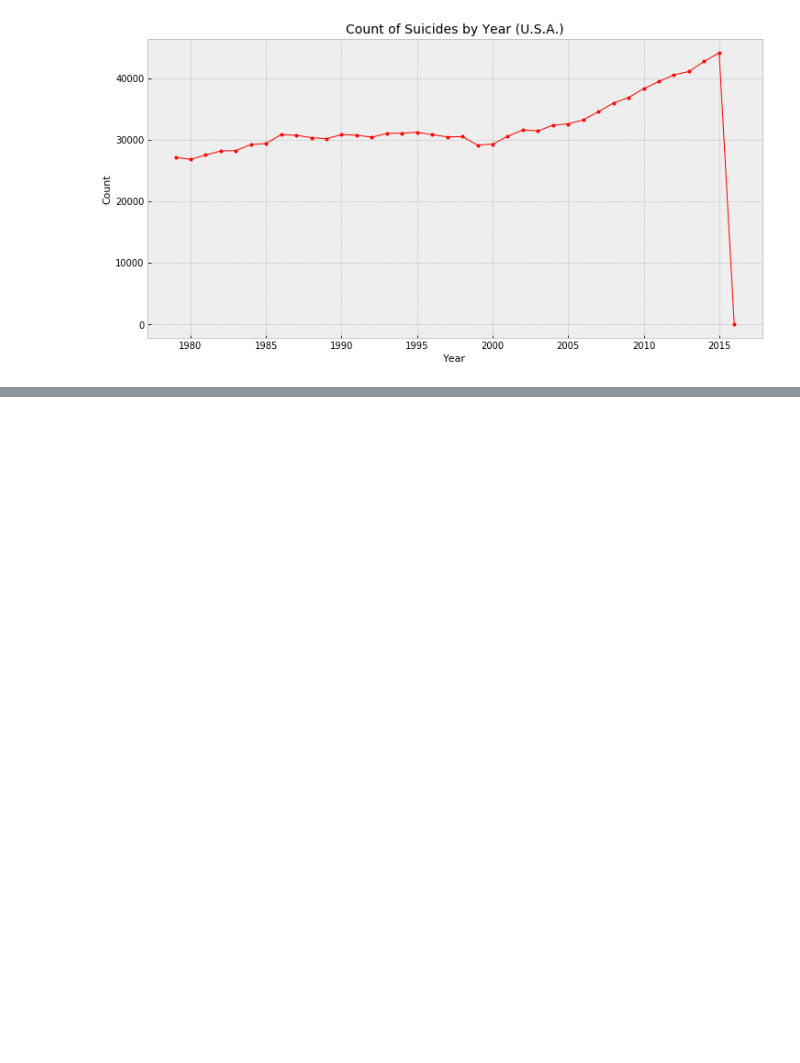
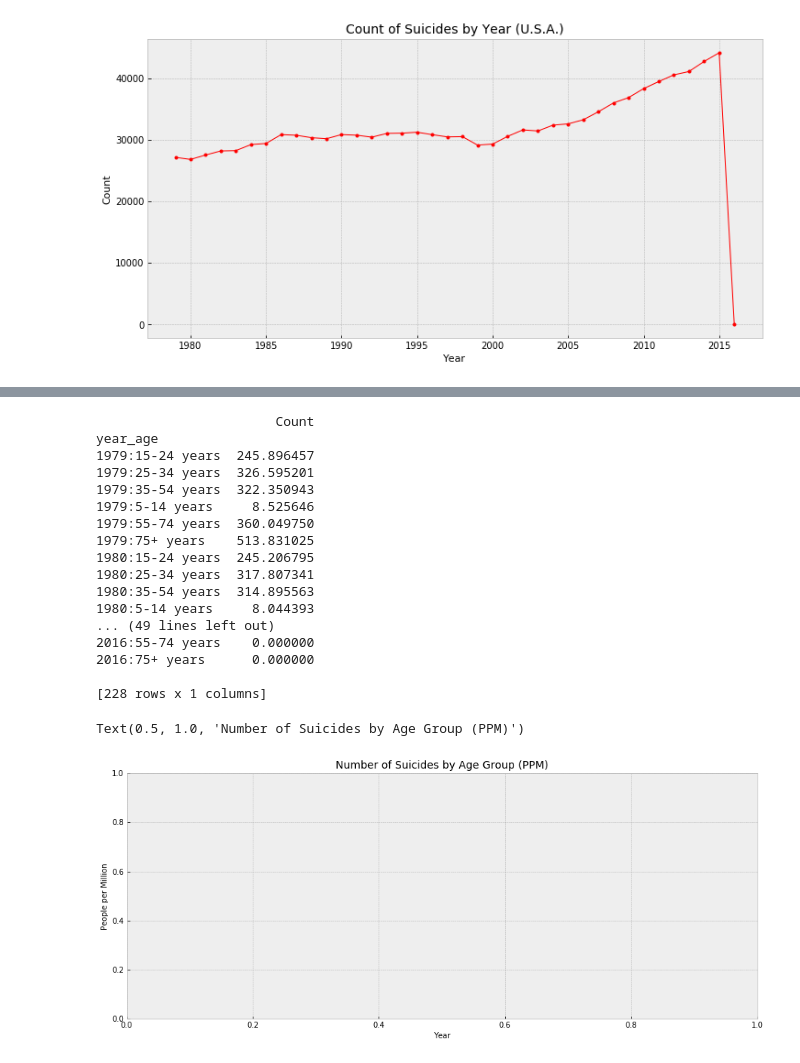
Before and after one commit to globoblanco/Thinkful, a Jupyter notebook: Analytic Report.ipynb, the cells around one changed output, grey strips where cells are left out. Cells and saved outputs as stored; diff of their text form; code cells hidden in the pictures; blank space fills up the shorter version.

```diff
--- a/Analytic Report.ipynb
+++ b/Analytic Report.ipynb
@@ -120,0 +121,54 @@ See the caveats in the documentation: http://pandas.pydata.org/pandas-docs/stabl
+# %%
+# Suicides PPM U.S.A. only
+temp_us_data = us_data.copy()
+temp_us_data['year_age'] = temp_us_data['year'].astype(str) + ':' + temp_us_data.age
+#us_data['ppm'] = us_data.suicides_no / us_data.population * 1000000
+#print(us_data)
+
+PPM_by_Year = temp_us_data.groupby(temp_us_data.year_age)[['ppm']].sum()
+PPM_by_Year = PPM_by_Year.rename(columns={"ppm": "Count"})
+print(PPM_by_Year)
+
+plt.figure(figsize=(15,6))
+#plt.fill_between(PPM_by_Year.index, '5-14 Years', data=PPM_by_Year, color="skyblue", alpha=0.2)
+#plt.plot(PPM_by_Year.index, '5-14 Years', data=PPM_by_Year, marker = ".", color="Slateblue", alpha=0.6, linewidth=1)
+
+#plt.fill_between(Fatalities.index, '15-24 Years', data=Fatalities, color="olive", alpha=0.2)
+#plt.plot(Fatalities.index, '15-24 Years', data=Fatalities, color="olive", marker = ".", alpha=0.6, linewidth=1)
+
+#plt.fill_between(Fatalities.index, '25-34 Years', data=Fatalities, color="olive", alpha=0.2)
+#plt.plot(Fatalities.index, '25-34 Years', data=Fatalities, color="olive", marker = ".", alpha=0.6, linewidth=1)
+
+#plt.fill_between(Fatalities.index, '35-54 Years', data=Fatalities, color="olive", alpha=0.2)
+#plt.plot(Fatalities.index, '35-54 Years', data=Fatalities, color="olive", marker = ".", alpha=0.6, linewidth=1)
+
+#plt.fill_between(Fatalities.index, '55-74 Years', data=Fatalities, color="olive", alpha=0.2)
+#plt.plot(Fatalities.index, '55-74 Years', data=Fatalities, color="olive", marker = ".", alpha=0.6, linewidth=1)
+
+#plt.fill_between(Fatalities.index, '75+ Years', data=Fatalities, color="olive", alpha=0.2)
+#plt.plot(Fatalities.index, '75+ Years', data=Fatalities, color="olive", marker = ".", alpha=0.6, linewidth=1)
+
+#plt.legend(fontsize=10)
+plt.xlabel('Year', fontsize=10)
+plt.ylabel('People per Million', fontsize=10)
+plt.title('Number of Suicides by Age Group (PPM)', loc='Center', fontsize=14)
+# %% [output]
+                       Count
+year_age
+1979:15-24 years  245.896457
+1979:25-34 years  326.595201
+1979:35-54 years  322.350943
+1979:5-14 years     8.525646
+1979:55-74 years  360.049750
+1979:75+ years    513.831025
+1980:15-24 years  245.206795
+1980:25-34 years  317.807341
+1980:35-54 years  314.895563
+1980:5-14 years     8.044393
+... (49 lines left out)
+2016:55-74 years    0.000000
+2016:75+ years      0.000000
+
+[228 rows x 1 columns]
+Text(0.5, 1.0, 'Number of Suicides by Age Group (PPM)')
+[figure, added]
```
Also changed, not shown: parts of 4 cells of this notebook.
